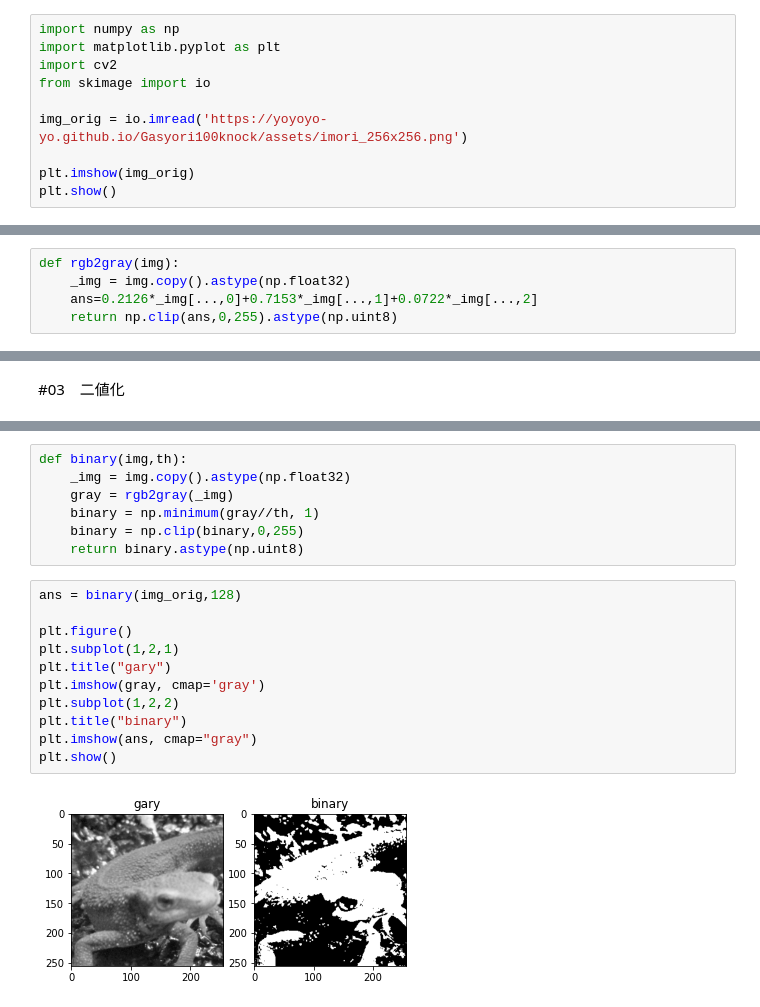
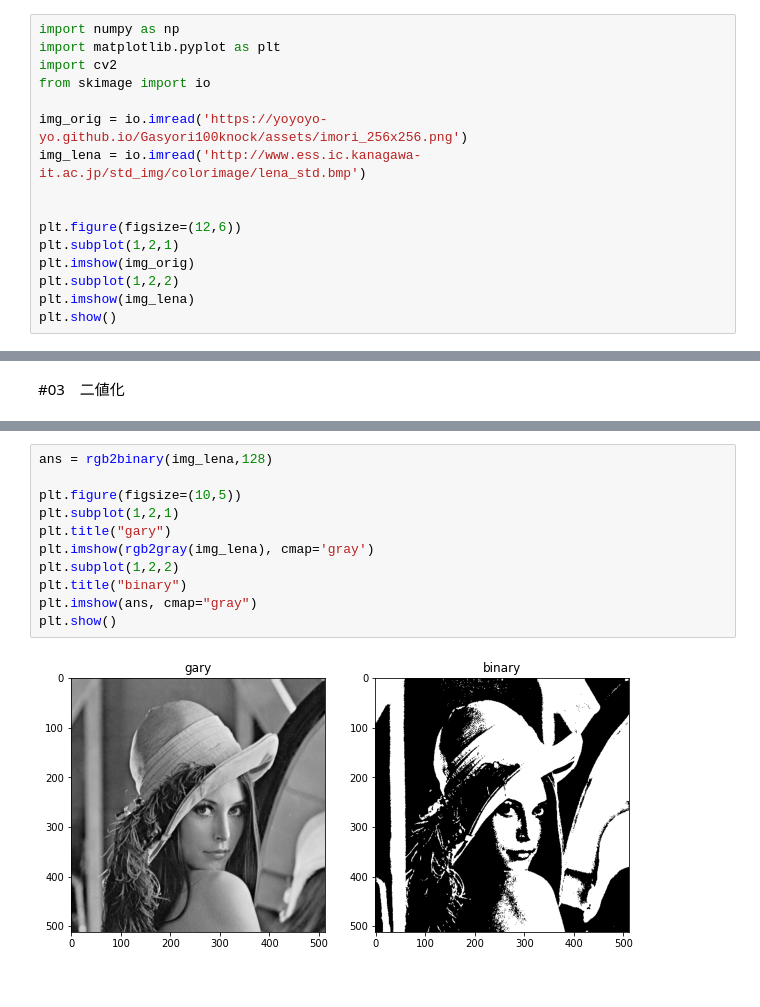
Before and after one commit to SJSY126/gasyori100, a Jupyter notebook: 01_10.ipynb, the cells around one changed output, grey strips where cells are left out. Saved outputs shown, nothing was run; the diff lists cells and outputs as text.

```diff
--- a/01_10.ipynb
+++ b/01_10.ipynb
@@ -27,7 +9,13 @@ import cv2
 from skimage import io
 
 img_orig = io.imread('https://yoyoyo-yo.github.io/Gasyori100knock/assets/imori_256x256.png')
+img_lena = io.imread('http://www.ess.ic.kanagawa-it.ac.jp/std_img/colorimage/lena_std.bmp')
 
+
+plt.figure(figsize=(12,6))
+plt.subplot(1,2,1)
 plt.imshow(img_orig)
+plt.subplot(1,2,2)
+plt.imshow(img_lena)
 plt.show()
 # %% [output]
@@ -62,8 +84,3 @@ plt.imshow(ans, cmap="gray")
 plt.show()
 # %% [output]
 [figure]
-# %%
-def rgb2gray(img):
-    _img = img.copy().astype(np.float32)
-    ans=0.2126*_img[...,0]+0.7153*_img[...,1]+0.0722*_img[...,2]
-    return np.clip(ans,0,255).astype(np.uint8)
@@ -90,20 +113,13 @@ plt.show()
-# %%
-def binary(img,th):
-    _img = img.copy().astype(np.float32)
-    gray = rgb2gray(_img)
-    binary = np.minimum(gray//th, 1)
-    binary = np.clip(binary,0,255)
-    return binary.astype(np.uint8)
 # %%
-ans = binary(img_orig,128)
+ans = rgb2binary(img_lena,128)
 
-plt.figure()
+plt.figure(figsize=(10,5))
 plt.subplot(1,2,1)
 plt.title("gary")
-plt.imshow(gray, cmap='gray')
+plt.imshow(rgb2gray(img_lena), cmap='gray')
 plt.subplot(1,2,2)
 plt.title("binary")
 plt.imshow(ans, cmap="gray")
 plt.show()
 # %% [output]
-[figure, old version]
+[figure, new version]
```
Also changed, not shown: parts of 12 cells of this notebook.
